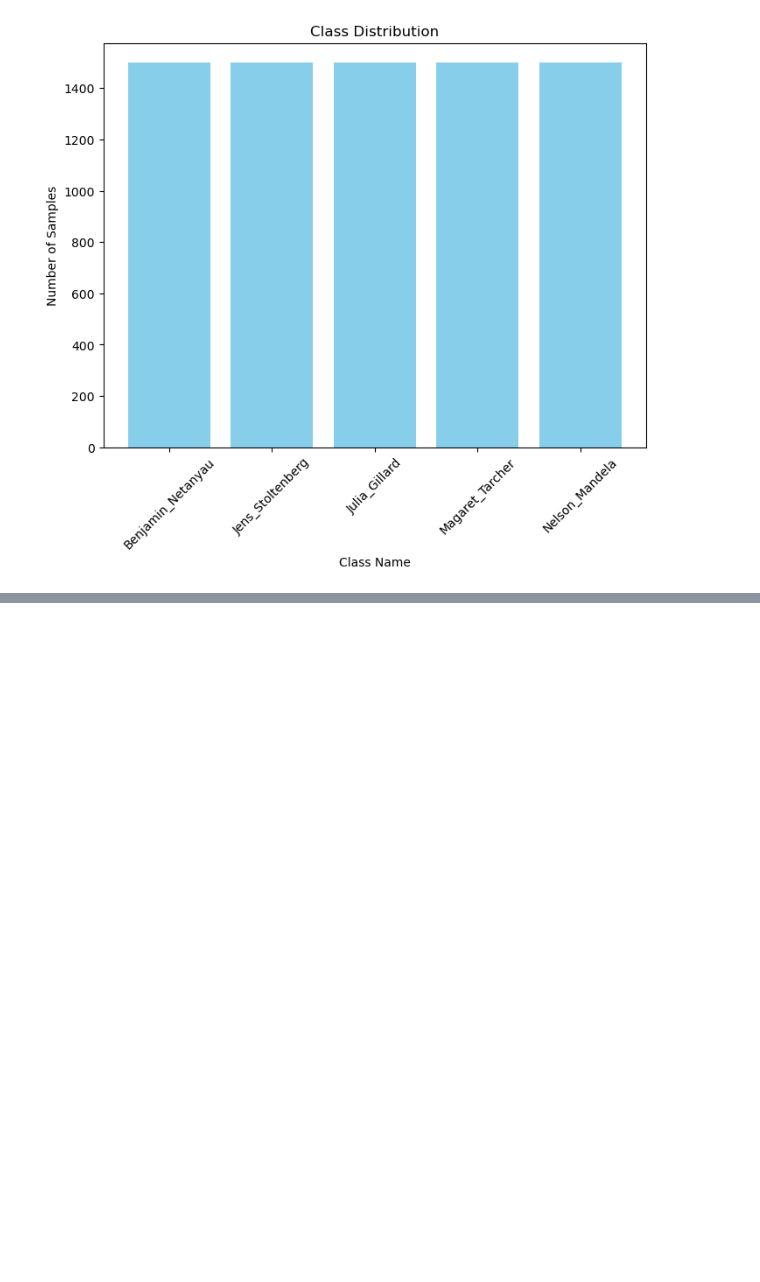
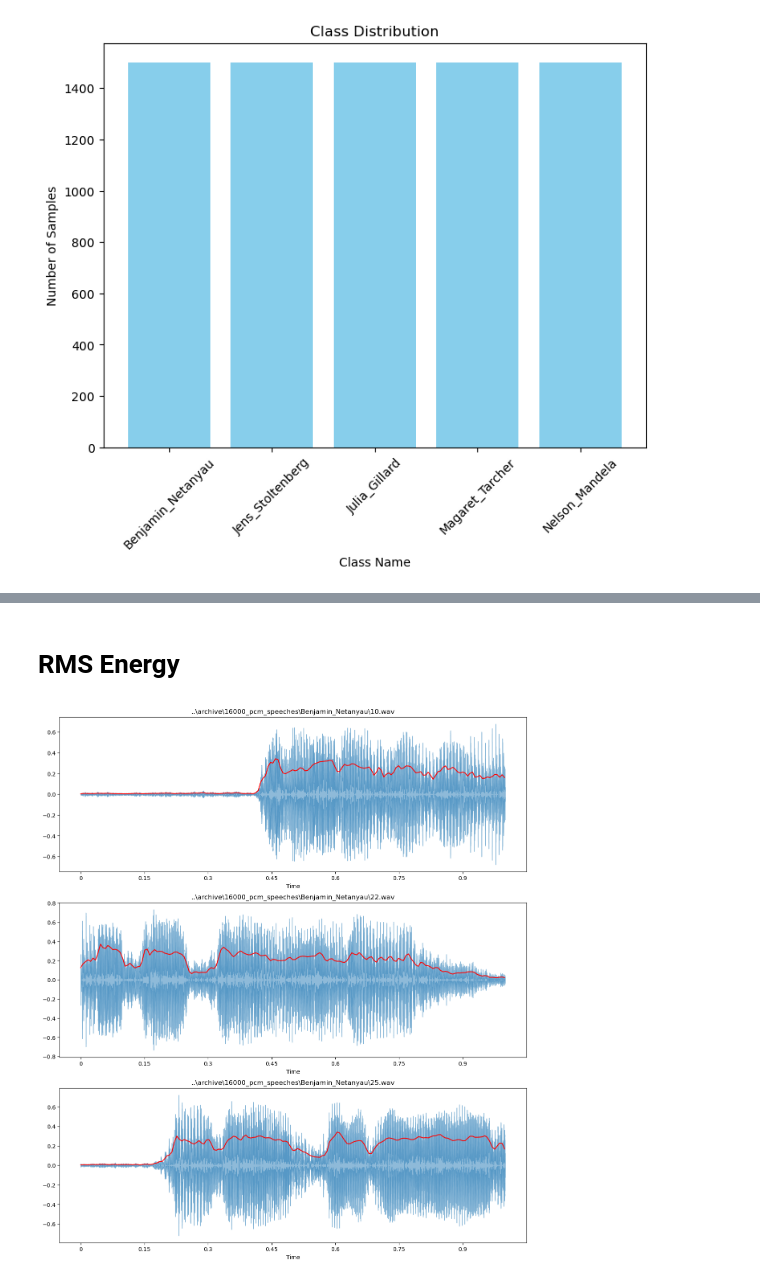
Before and after one commit to bhavyanarnoli/Guest-Speaker-Recognition, a Jupyter notebook: Phase1_Mohit.ipynb, the cells around one changed output, grey strips where cells are left out. Drawn from its saved outputs; the diff is of its cells as text; code cells hidden in the pictures; blank space fills up the shorter version.

```diff
--- a/Phase1_Mohit.ipynb
+++ b/Phase1_Mohit.ipynb
@@ -316,0 +373,32 @@ plt.show()
+# %% [markdown]
+# RMS Energy
+# %%
+audio_file_benjamin_1 = r'..\archive\16000_pcm_speeches\Benjamin_Netanyau\10.wav'# Replace with the path to your audio file
+audio_file_benjamin_2 = r'..\archive\16000_pcm_speeches\Benjamin_Netanyau\22.wav'
+audio_file_benjamin_3 = r'..\archive\16000_pcm_speeches\Benjamin_Netanyau\25.wav'
+
+audio_file_magaret_1 = r'..\archive\16000_pcm_speeches\Magaret_Tarcher\15.wav'
+audio_file_magaret_2 = r'..\archive\16000_pcm_speeches\Magaret_Tarcher\18.wav'
+audio_file_magaret_3 = r'..\archive\16000_pcm_speeches\Magaret_Tarcher\20.wav'
+
+audio_benjamin = [audio_file_benjamin_1,audio_file_benjamin_2,audio_file_benjamin_3]
+audio_magaret = [audio_file_magaret_1,audio_file_magaret_2,audio_file_magaret_3]
+# %%
+frame_size = 256
+hop = 128
+
+plt.figure(figsize=(15,17))
+for i,file in enumerate(audio_benjamin):
+    y,sr = librosa.load(file)
+    rms_ = librosa.feature.rms(y=y,frame_length=frame_size,hop_length=hop)[0]
+
+    total_frames = range(0,len(rms_))
+    t = librosa.frames_to_time(total_frames,hop_length = hop)
+
+    # visualizing
+    plt.subplot(3,1,i+1)
+    librosa.display.waveshow(y,sr=sr,alpha=0.5)
+    plt.plot(t,rms_,color="r")
+    plt.title(audio_benjamin[i])
+# %% [output]
+[figure, added]
```
Also changed, not shown: parts of 22 cells of this notebook.
